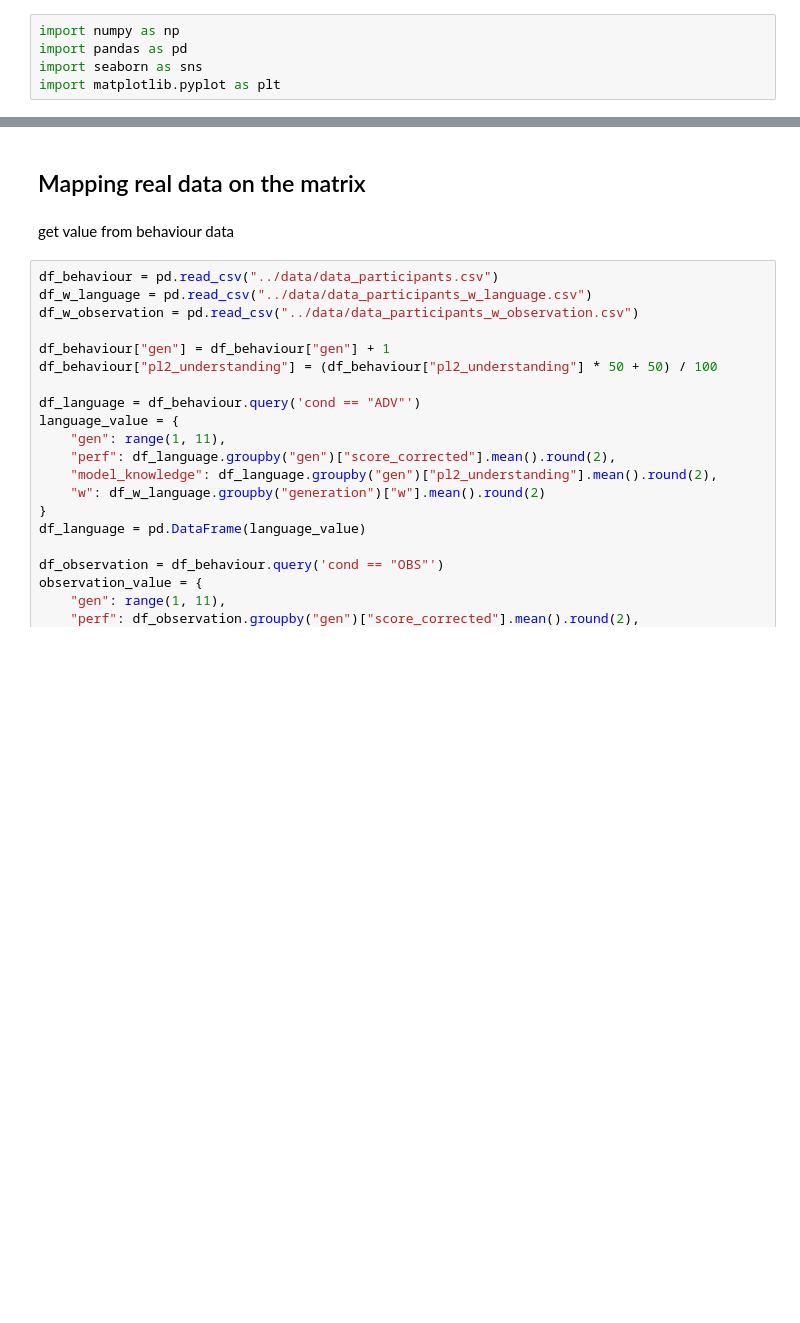
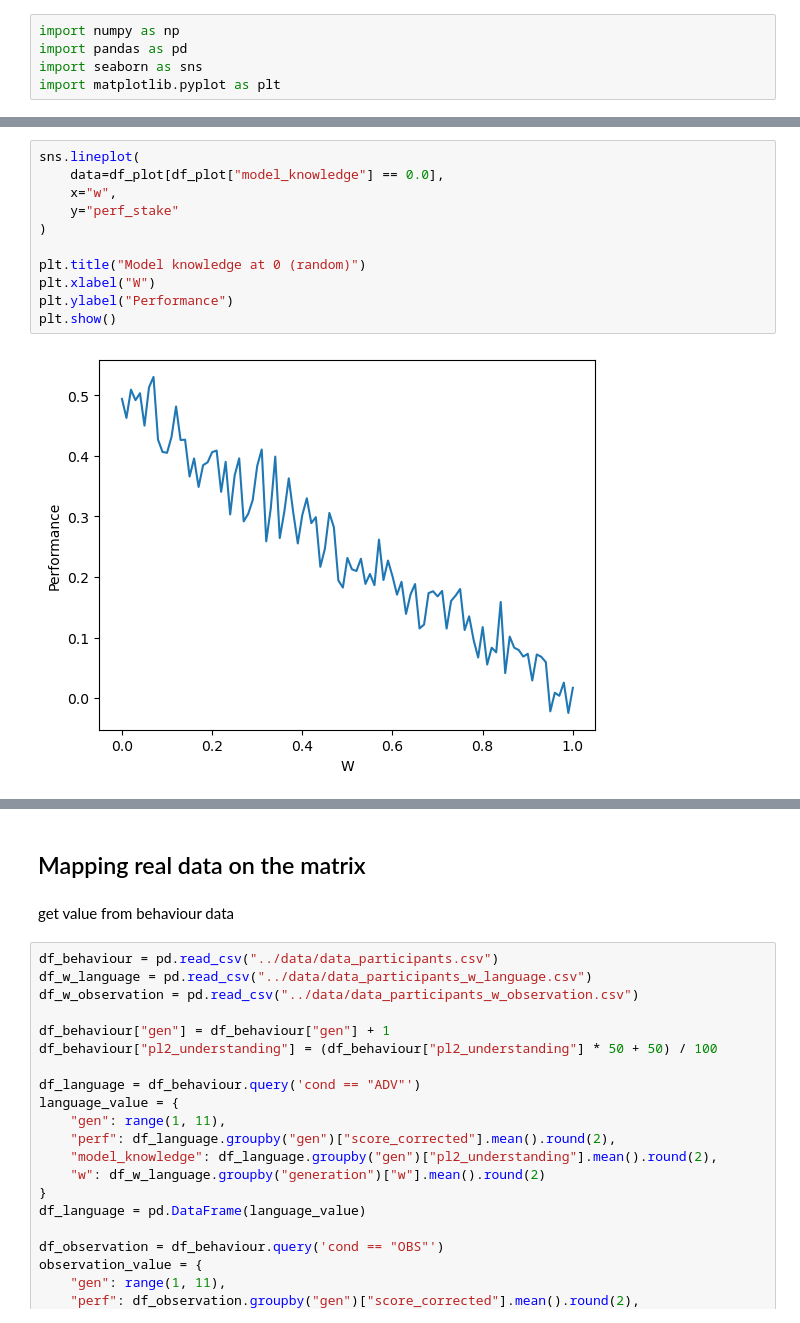
Before and after one commit to DrBlublu/2023_Transmission_of_model_project_ABM, a Jupyter notebook: scripts/simulation_analysis.ipynb, the cells around one changed output, grey strips where cells are left out. Saved outputs shown, nothing was run; the diff lists cells and outputs as text; blank space fills up the shorter version.

```diff
--- a/scripts/simulation_analysis.ipynb
+++ b/scripts/simulation_analysis.ipynb
@@ -52,3 +68,16 @@ df_plot.head()
+# %%
+sns.lineplot(
+    data=df_plot[df_plot["model_knowledge"] == 0.0],
+    x="w",
+    y="perf_stake"
+)
+
+plt.title("Model knowledge at 0 (random)")
+plt.xlabel("W")
+plt.ylabel("Performance")
+plt.show()
+# %% [output]
+[figure, added]
 # %%
 matrix = df_plot.pivot(index="model_knowledge", columns="w", values="perf_stake")
 matrix.head()
```
Also changed, not shown: parts of 6 cells of this notebook, 10 other files.
